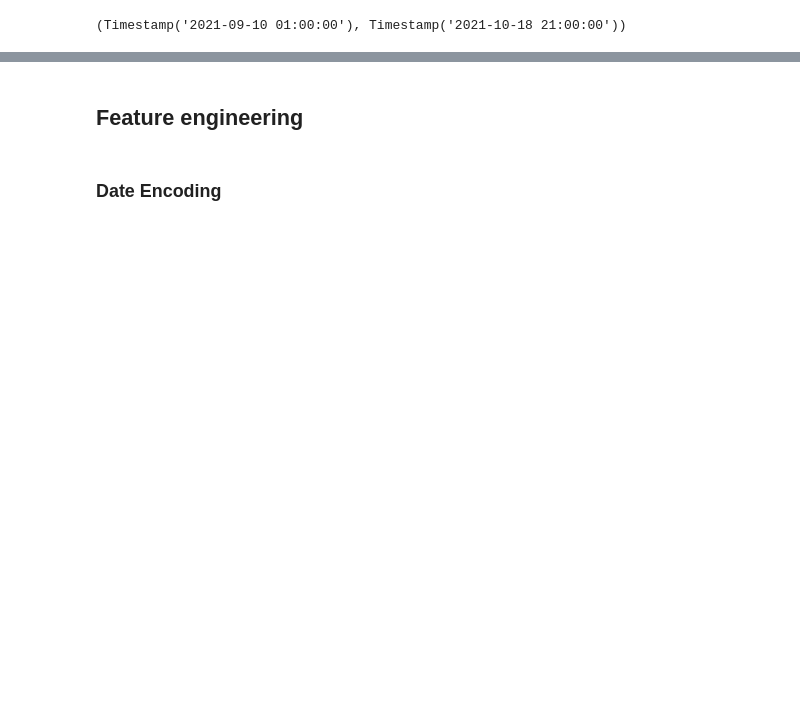
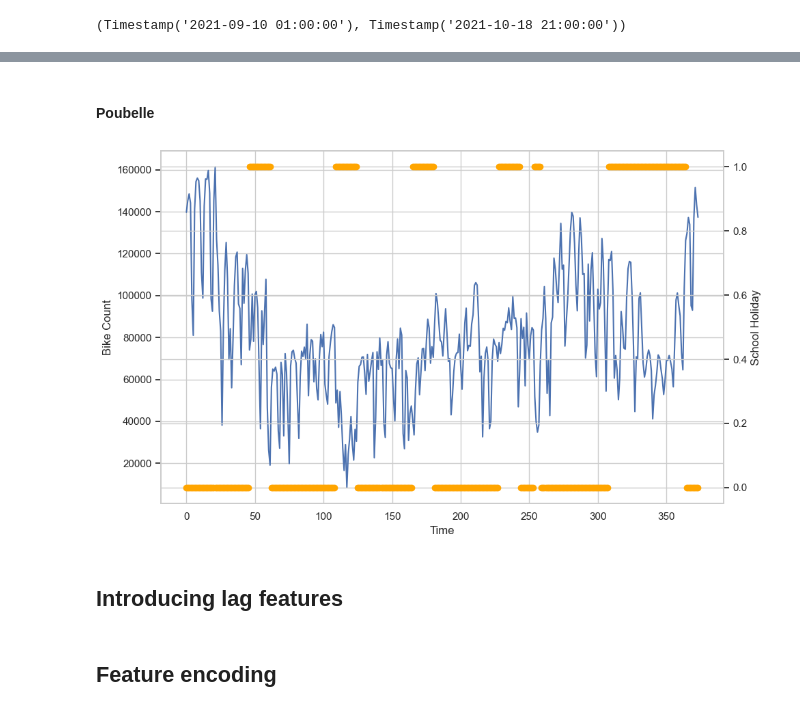
Before and after one commit to p-haas/bike_counters, a Jupyter notebook: WIP/eda_notebook.ipynb, the cells around one changed output, grey strips where cells are left out. Saved outputs shown, nothing was run; the diff lists cells and outputs as text; code cells hidden in the pictures; blank space fills up the shorter version.

Commit message:
updated EDA and feature engineering

```diff
--- a/WIP/eda_notebook.ipynb
+++ b/WIP/eda_notebook.ipynb
@@ -120,0 +320,3 @@ test["date"].min(), test["date"].max()
+# %%
+train_1 = date_encoder(train, col="date")
+test_1 = date_encoder(test, col="date")
@@ -138,0 +392,31 @@ weather["date"].min(), weather["date"].max()
+# %% [markdown]
+#### Poubelle
+# %%
+fig, ax1 = plt.subplots(figsize=(10, 6))
+
+# Plot the line on the primary y-axis
+ax1.plot(
+    train_1.groupby(["year", "month", "day"])["bike_count"]
+    .sum()
+    .reset_index(drop=True),
+    label="Bike Count",
+)
+ax1.set_xlabel("Time")
+ax1.set_ylabel("Bike Count")
+
+# Create a secondary y-axis
+ax2 = ax1.twinx()
+ax2.scatter(
+    np.arange(0, 374),
+    np.clip(train_1.groupby(["year", "month", "day"])["is_school_holiday"].sum(), 0, 1),
+    color="orange",
+    label="School Holiday",
+)
+ax2.set_ylabel("School Holiday")
+
+fig.tight_layout()
+plt.show()
+# %% [output]
+[figure, added]
+# %% [markdown]
+## Introducing lag features
@@ -139,4 +436,2 @@ weather["date"].min(), weather["date"].max()
 # %% [markdown]
-## Feature engineering
+## Feature encoding
-# %% [markdown]
-### Date Encoding
```
Also changed, not shown: parts of 40 cells of this notebook, 4 other files.
